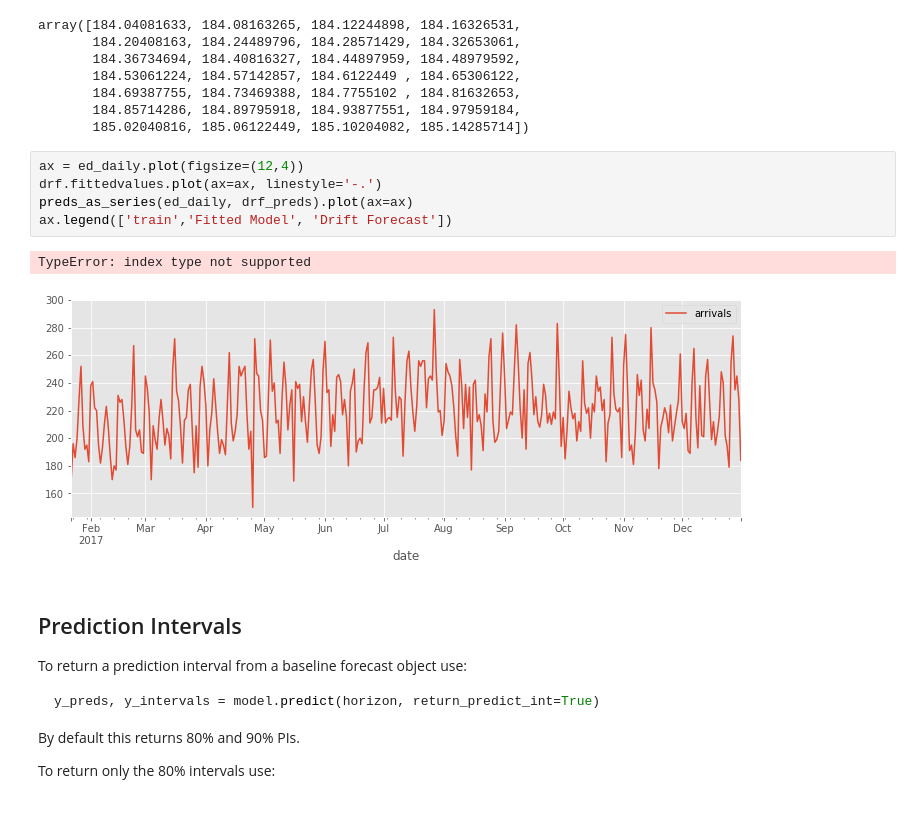
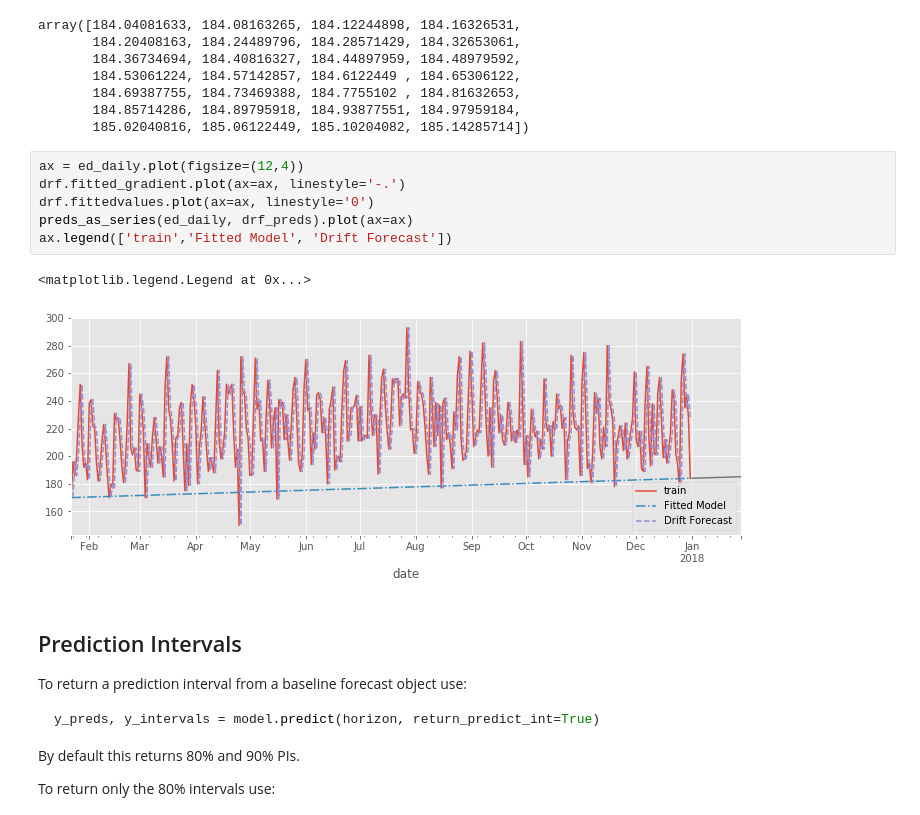
Before and after one commit to TomMonks/forecast-tools, a Jupyter notebook: 01_example_benchmark_forecasts.ipynb, the cells around one changed output. Saved outputs shown, nothing was run; the diff lists cells and outputs as text.

Commit message:
added fitted_gradient property to Drift

```diff
--- a/01_example_benchmark_forecasts.ipynb
+++ b/01_example_benchmark_forecasts.ipynb
@@ -211,12 +211,13 @@ array([184.04081633, 184.08163265, 184.12244898, 184.16326531,
        185.02040816, 185.06122449, 185.10204082, 185.14285714])
 # %%
 ax = ed_daily.plot(figsize=(12,4))
-drf.fittedvalues.plot(ax=ax, linestyle='-.')
+drf.fitted_gradient.plot(ax=ax, linestyle='-.')
+drf.fittedvalues.plot(ax=ax, linestyle='0')
 preds_as_series(ed_daily, drf_preds).plot(ax=ax)
 ax.legend(['train','Fitted Model', 'Drift Forecast'])
 # %% [output]
-TypeError: index type not supported
+<matplotlib.legend.Legend at 0x...>
-[figure, old version]
+[figure, new version]
 # %% [markdown]
 ## Prediction Intervals
 
```
Also changed, not shown: parts of 1 cell of this notebook, 1 other file.
